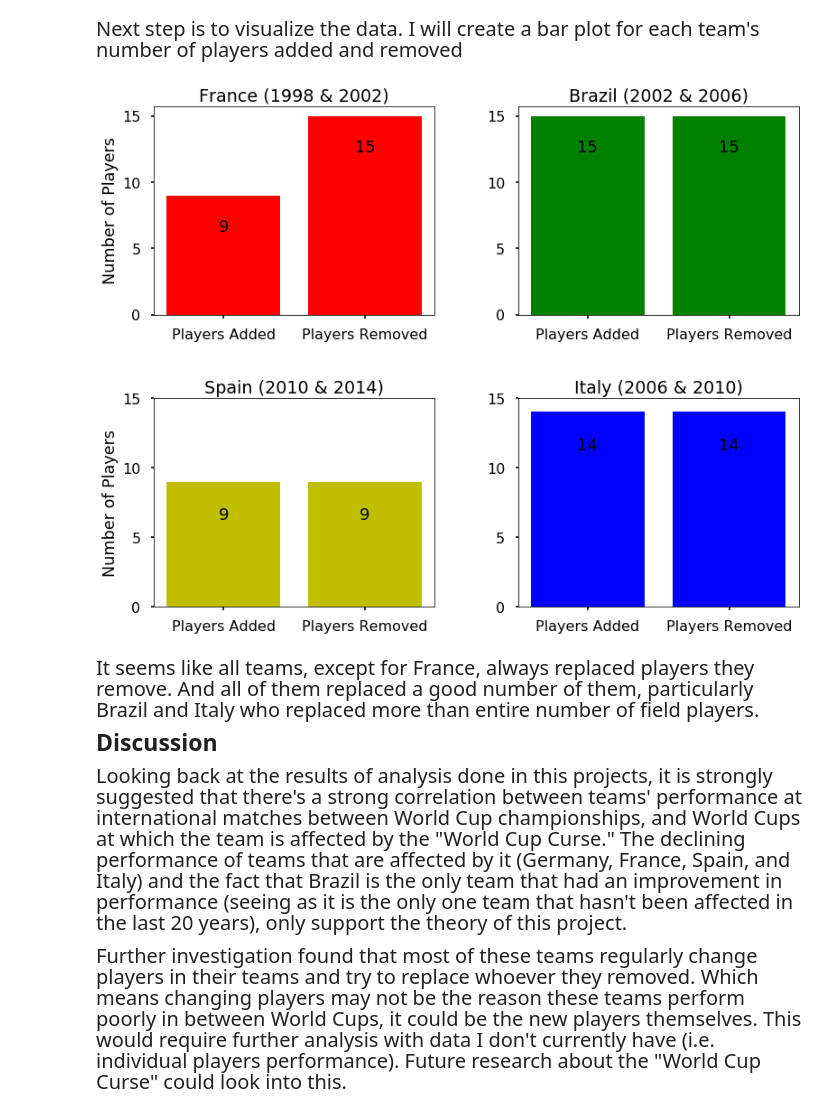
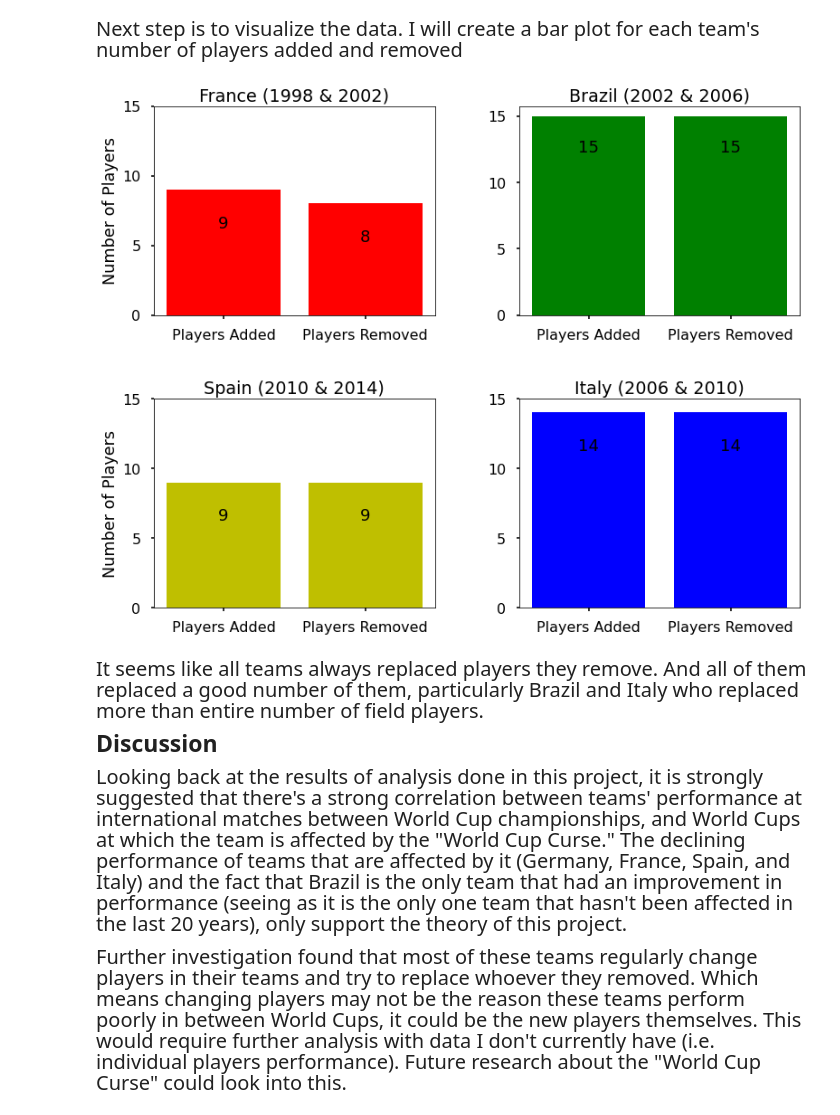
Before and after one commit to Yazeedz91/FIFA-World-Cup-Analysis, a Jupyter notebook: FIFA World Cup - Champion's Curse Analysis.ipynb, the cells around one changed output. Drawn from its saved outputs; the diff is of its cells as text; code cells hidden in the pictures.

Commit message:
typos and correcting a mistake in variables used to graph added and replaced players for FRA

```diff
--- a/FIFA World Cup - Champion's Curse Analysis.ipynb
+++ b/FIFA World Cup - Champion's Curse Analysis.ipynb
@@ -792,7 +800,7 @@ labels = ["Players Added", "Players Removed"]
 # France subplot
 ax = fig.add_subplot(221)
 ax.grid(False)
-yvals = [FRA_changes['Added'], BRA_changes['Removed']]
+yvals = [FRA_changes['Added'], FRA_changes['Removed']]
 bar1 = ax.bar(labels, yvals, color="r")
 plt.title("France (1998 & 2002)")
 plt.yticks([0, 5, 10, 15])
@@ -803,38 +811,38 @@ autolabel(bar1)
 ax = fig.add_subplot(222)
 ax.grid(False)
 yvals = [BRA_changes['Added'], BRA_changes['Removed']]
 bar2 = ax.bar(labels, yvals, color="g")
 plt.title("Brazil (2002 & 2006)")
 plt.yticks([0, 5, 10, 15])
 autolabel(bar2)
 
 # Spain subplot
 ax = fig.add_subplot(223)
 ax.grid(False)
 yvals = [ESP_changes['Added'], ESP_changes['Removed']]
 bar3 = ax.bar(labels, yvals, color="y")
 plt.title("Spain (2010 & 2014)")
 plt.ylabel("Number of Players")
 plt.yticks([0, 5, 10, 15])
 autolabel(bar3)
 
 # Italy subplot
 ax = fig.add_subplot(224)
 ax.grid(False)
 yvals = [ITA_changes['Added'], ITA_changes['Removed']]
 bar4 = ax.bar(labels, yvals, color="b")
 plt.title("Italy (2006 & 2010)")
 plt.yticks([0, 5, 10, 15])
 autolabel(bar4)
 
 plt.subplots_adjust(hspace=0.4, wspace=0.3, top=1)
 plt.show()
 # %% [output]
-[figure, old version]
+[figure, new version]
 # %% [markdown]
-<p align='left' style="font-size: 20px; font-family:georgia; line-height:30px">It seems like all teams, except for France, always replaced players they remove. And all of them replaced a good number of them, particularly Brazil and Italy who replaced more than entire number of field players.</p>
+<p align='left' style="font-size: 20px; font-family:georgia; line-height:30px">It seems like all teams always replaced players they remove. And all of them replaced a good number of them, particularly Brazil and Italy who replaced more than entire number of field players.</p>
 
 <p align="left" style="font-size: 23px;"><b>Discussion</b></p>
-<p align='left' style="font-size: 20px; font-family:georgia; line-height:30px">Looking back at the results of analysis done in this projects, it is strongly suggested that there's a strong correlation between teams' performance at international matches between World Cup championships, and World Cups at which the team is affected by the "World Cup Curse." The declining performance of teams that are affected by it (Germany, France, Spain, and Italy) and the fact that Brazil is the only team that had an improvement in performance (seeing as it is the only one team that hasn't been affected in the last 20 years), only support the theory of this project.</p>
+<p align='left' style="font-size: 20px; font-family:georgia; line-height:30px">Looking back at the results of analysis done in this project, it is strongly suggested that there's a strong correlation between teams' performance at international matches between World Cup championships, and World Cups at which the team is affected by the "World Cup Curse." The declining performance of teams that are affected by it (Germany, France, Spain, and Italy) and the fact that Brazil is the only team that had an improvement in performance (seeing as it is the only one team that hasn't been affected in the last 20 years), only support the theory of this project.</p>
 
 <p align='left' style="font-size: 20px; font-family:georgia; line-height:30px">Further investigation found that most of these teams regularly change players in their teams and try to replace whoever they removed. Which means changing players may not be the reason these teams perform poorly in between World Cups, it could be the new players themselves. This would require further analysis with data I don't currently have (i.e. individual players performance). Future research about the "World Cup Curse" could look into this.</p>
```
Also changed, not shown: parts of 8 cells of this notebook.
